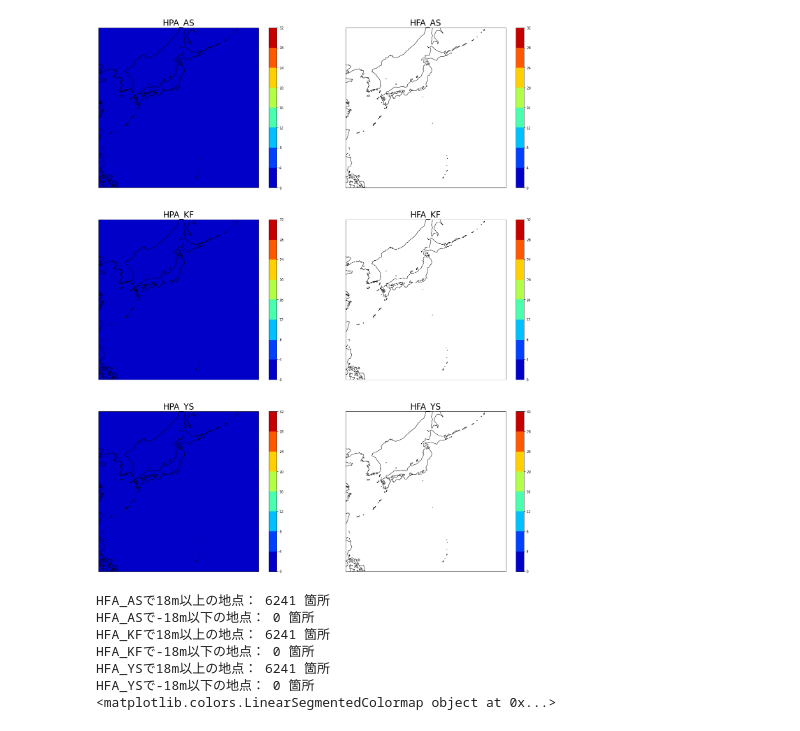
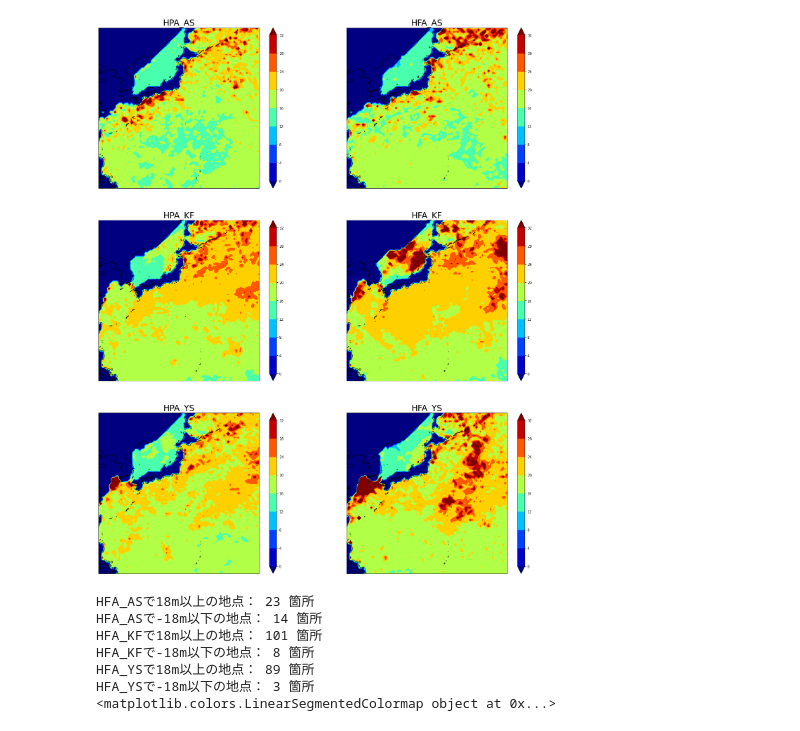
Before and after one commit to greedtn/MRI-AGCM3.2H, a Jupyter notebook: vizualize_code/visualize_RV.ipynb, the cells around one changed output. Cells and saved outputs as stored; diff of their text form; code cells hidden in the pictures.

```diff
--- a/vizualize_code/visualize_RV.ipynb
+++ b/vizualize_code/visualize_RV.ipynb
@@ -4,6 +4,7 @@ import numpy as np
 import matplotlib.pyplot as plt
 import cartopy.crs as ccrs
 import matplotlib as mpl
+import copy
 
 
 """モデル間のRV比較の図を出力"""
@@ -53,8 +54,8 @@ with open('HPA_YS.csv', 'r') as csv_file:
 for i in range(79):
     for j in range(79):
         for k in range(3):
-            DATA_F[k][i][j] = float(100)
-            DATA_P[k][i][j] = float(0)
+            DATA_F[k][i][j] = float(DATA_F[k][i][j])
+            DATA_P[k][i][j] = float(DATA_P[k][i][j])
 
 for i in range(3):
     DATA_F[i] = np.array(DATA_F[i])
@@ -64,38 +65,38 @@ for i in range(3):
 fig = plt.figure(figsize=(20, 24))
 levels = np.arange(0, 33, 4)
 ax1 = fig.add_subplot(3, 2, 1, projection=ccrs.PlateCarree())
-a = plt.contourf(lons, lats, DATA_P[0], levels=levels, transform=ccrs.PlateCarree(), cmap='jet')
+a = plt.contourf(lons, lats, DATA_P[0], levels=levels, transform=ccrs.PlateCarree(), cmap='jet', extend='both')
 c_bar = plt.colorbar(a)
 ax1.coastlines()
 ax1.set_title('HPA_' + MODEL[0], fontsize=24)
 
 ax2 = fig.add_subplot(3, 2, 3, projection=ccrs.PlateCarree())
-a = plt.contourf(lons, lats, DATA_P[1], levels=levels, transform=ccrs.PlateCarree(), cmap='jet')
+a = plt.contourf(lons, lats, DATA_P[1], levels=levels, transform=ccrs.PlateCarree(), cmap='jet', extend='both')
 c_bar = plt.colorbar(a)
 ax2.coastlines()
 ax2.set_title('HPA_' + MODEL[1], fontsize=24)
 
 ax3 = fig.add_subplot(3, 2, 5, projection=ccrs.PlateCarree())
-a = plt.contourf(lons, lats, DATA_P[2], levels=levels, transform=ccrs.PlateCarree(), cmap='jet')
+a = plt.contourf(lons, lats, DATA_P[2], levels=levels, transform=ccrs.PlateCarree(), cmap='jet', extend='both')
 c_bar = plt.colorbar(a)
 ax3.coastlines()
 ax3.set_title('HPA_' + MODEL[2], fontsize=24)
 
 # 描画(将来気候のRV)
 ax4 = fig.add_subplot(3, 2, 2, projection=ccrs.PlateCarree())
-a = plt.contourf(lons, lats, DATA_F[0], levels=levels, transform=ccrs.PlateCarree(), cmap='jet')
+a = plt.contourf(lons, lats, DATA_F[0], levels=levels, transform=ccrs.PlateCarree(), cmap='jet', extend='both')
 c_bar = plt.colorbar(a)
 ax4.coastlines()
 ax4.set_title('HFA_' + MODEL[0], fontsize=24)
 
 ax5 = fig.add_subplot(3, 2, 4, projection=ccrs.PlateCarree())
-a = plt.contourf(lons, lats, DATA_F[1], levels=levels, transform=ccrs.PlateCarree(), cmap='jet')
+a = plt.contourf(lons, lats, DATA_F[1], levels=levels, transform=ccrs.PlateCarree(), cmap='jet', extend='both')
 c_bar = plt.colorbar(a)
 ax5.coastlines()
 ax5.set_title('HFA_' + MODEL[1], fontsize=24)
 
 ax6 = fig.add_subplot(3, 2, 6, projection=ccrs.PlateCarree())
-a = plt.contourf(lons, lats, DATA_F[2], levels=levels, transform=ccrs.PlateCarree(), cmap='jet')
+a = plt.contourf(lons, lats, DATA_F[2], levels=levels, transform=ccrs.PlateCarree(), cmap='jet', extend='both')
 c_bar = plt.colorbar(a)
 ax6.coastlines()
 ax6.set_title('HFA_' + MODEL[2], fontsize=24)
@@ -103,45 +104,43 @@ plt.subplots_adjust(left=0.05, right=0.95, bottom=0.05, top=0.95)
 plt.savefig("現在気候と将来気候の100年再現期待値.png")
 plt.show()
 
 # 描画(将来気候と現在気候の最大波高の差)
 print("HFA_ASで18m以上の地点：", len(np.where(DATA_F[0] - DATA_P[0] > 18)[0]), "箇所")
 print("HFA_ASで-18m以下の地点：", len(np.where(DATA_F[0] - DATA_P[0] < -18)[0]), "箇所")
 print("HFA_KFで18m以上の地点：", len(np.where(DATA_F[1] - DATA_P[1] > 18)[0]), "箇所")
 print("HFA_KFで-18m以下の地点：", len(np.where(DATA_F[1] - DATA_P[1] < -18)[0]), "箇所")
 print("HFA_YSで18m以上の地点：", len(np.where(DATA_F[2] - DATA_P[2] > 18)[0]), "箇所")
 print("HFA_YSで-18m以下の地点：", len(np.where(DATA_F[2] - DATA_P[2] < -18)[0]), "箇所")
 fig = plt.figure(figsize=(10, 24))
-levels = np.arange(-18, 19, 4)
-cmap = mpl.cm.get_cmap("bwr").copy() # 色テーブル取得
-cmap.set_under() # 下限を下回った場合に灰色
-cmap.set_over() # 上限を超えた場合に白
+levels = np.arange(-9, 10, 2)
+cmap = copy.copy(mpl.cm.get_cmap("seismic"))
 print(cmap)
 ax1 = fig.add_subplot(3, 1, 1, projection=ccrs.PlateCarree())
-a = plt.contourf(lons, lats, DATA_F[0] - DATA_P[0], levels=levels, transform=ccrs.PlateCarree(), cmap=cmap)
+a = plt.contourf(lons, lats, DATA_F[0] - DATA_P[0], levels=levels, transform=ccrs.PlateCarree(), cmap=cmap, extend='both')
 c_bar = plt.colorbar(a)
 ax1.coastlines()
 ax1.set_title(MODEL[0], fontsize=24)
 
 ax2 = fig.add_subplot(3, 1, 2, projection=ccrs.PlateCarree())
-a = plt.contourf(lons, lats, DATA_F[1] - DATA_P[1], levels=levels, transform=ccrs.PlateCarree(), cmap=cmap)
+a = plt.contourf(lons, lats, DATA_F[1] - DATA_P[1], levels=levels, transform=ccrs.PlateCarree(), cmap=cmap, extend='both')
 c_bar = plt.colorbar(a)
 ax2.coastlines()
 ax2.set_title(MODEL[1], fontsize=24)
 
 ax3 = fig.add_subplot(3, 1, 3, projection=ccrs.PlateCarree())
-a = plt.contourf(lons, lats, DATA_F[2] - DATA_P[2], levels=levels, transform=ccrs.PlateCarree(), cmap=cmap)
+a = plt.contourf(lons, lats, DATA_F[2] - DATA_P[2], levels=levels, transform=ccrs.PlateCarree(), cmap=cmap, extend='both')
 c_bar = plt.colorbar(a)
 ax3.coastlines()
 ax3.set_title(MODEL[2], fontsize=24)
 plt.subplots_adjust(left=0.05, right=0.95, bottom=0.05, top=0.95)
 plt.savefig("100年再現期待値の変化.png")
 plt.show()
 # %% [output]
-[figure, old version]
+[figure, new version]
-HFA_ASで18m以上の地点： 6241 箇所
-HFA_ASで-18m以下の地点： 0 箇所
-HFA_KFで18m以上の地点： 6241 箇所
-HFA_KFで-18m以下の地点： 0 箇所
-HFA_YSで18m以上の地点： 6241 箇所
-HFA_YSで-18m以下の地点： 0 箇所
+HFA_ASで18m以上の地点： 23 箇所
+HFA_ASで-18m以下の地点： 14 箇所
+HFA_KFで18m以上の地点： 101 箇所
+HFA_KFで-18m以下の地点： 8 箇所
+HFA_YSで18m以上の地点： 89 箇所
+HFA_YSで-18m以下の地点： 3 箇所
 <matplotlib.colors.LinearSegmentedColormap object at 0x...>
```
Also changed, not shown: parts of 1 cell of this notebook, 2 other files.
